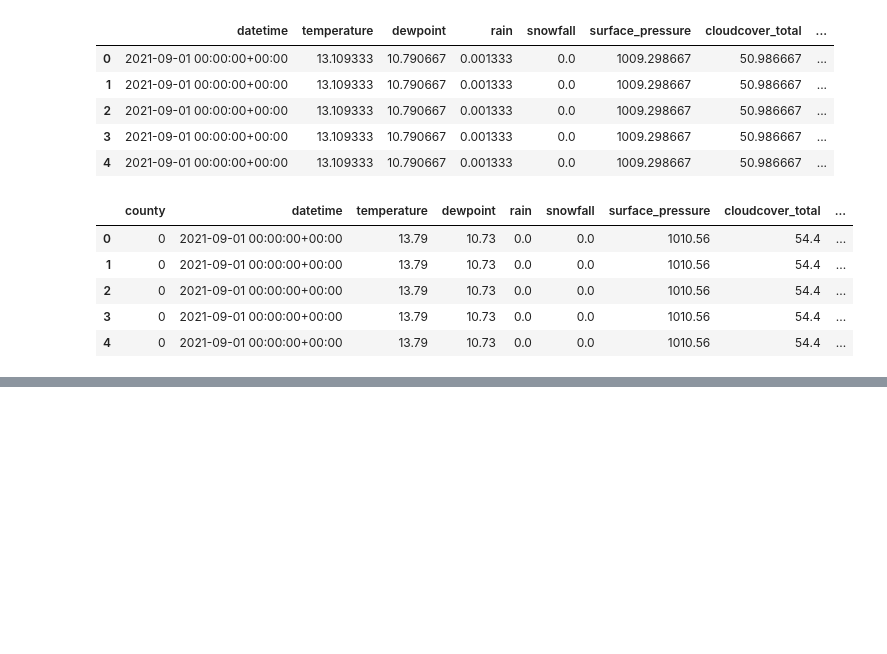
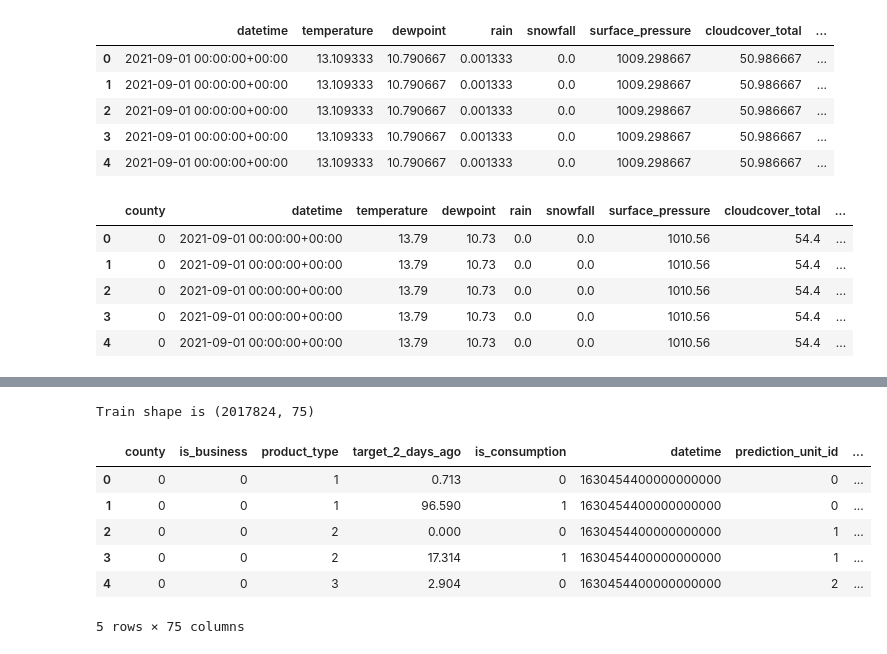
Before and after one commit to jackren0000/Enefit---Predict-Energy-Behavior-of-Prosumers, a Jupyter notebook: predict-energy-behavior-of-prosumers.ipynb, the cells around one changed output, grey strips where cells are left out. Drawn from its saved outputs; the diff is of its cells as text; code cells hidden in the pictures; blank space fills up the shorter version.

Commit message:
Kaggle Notebook | predict-energy-behavior-of-prosumers-main | Version 19

```diff
--- a/predict-energy-behavior-of-prosumers.ipynb
+++ b/predict-energy-behavior-of-prosumers.ipynb
@@ -501,6 +510,9 @@ def preTrain(data, client, hist_weather, forecast_weather, electricity, gas, loc
 
     # add month column
     data['month'] = data['datetime'].dt.month
+
+    # adding day column
+    data['day'] = data['datetime'].dt.day
 
     # add hour column
     data['hour'] = data['datetime'].dt.hour
@@ -650,9 +662,9 @@ def preTrain(data, client, hist_weather, forecast_weather, electricity, gas, loc
     hist_weather_datetime_county = hist_weather_datetime_county.merge(hist_weather[['datetime', 'data_block_id']], how='left', on='datetime')
 
     # extract the hour from the 'datetime' column and create a new 'hour' column in hw_df_datetime
-    hist_weather_datetime['hour'] = hw_df_datetime['datetime'].dt.hour
+    hist_weather_datetime['hour'] = hist_weather_datetime['datetime'].dt.hour
     # extract the hour from the 'datetime' column and create a new 'hour' column
-    hist_weather_datetime_county['hour'] = hw_df_datetime_county['datetime'].dt.hour
+    hist_weather_datetime_county['hour'] = hist_weather_datetime_county['datetime'].dt.hour
     # remove duplicate rows, if any, based on all columns
     hist_weather_datetime.drop_duplicates(inplace=True)
     # remove duplicate rows, if any, based on all columns
@@ -664,14 +676,14 @@ def preTrain(data, client, hist_weather, forecast_weather, electricity, gas, loc
 
     ################## merge train data with client data, gas data, electricity data, and ect...
     data = data.merge(client.drop(columns = ['date']), how='left', on=['data_block_id', 'county', 'is_business', 'product_type'])
-    data = data.merge(gas[['data_block_id', 'lowest_price_per_mwh', 'highest_pice_per_mwh']], how='left', on='data_block_id')
-    data = data.merge(electricity[['euros_per_mwh', 'hour', 'data_block_id']], how='left', on=['hour', data_block_id])
+    data = data.merge(gas[['data_block_id', 'lowest_price_per_mwh', 'highest_price_per_mwh']], how='left', on='data_block_id')
+    data = data.merge(electricity[['euros_per_mwh', 'hour', 'data_block_id']], how='left', on=['hour', 'data_block_id'])
     data = data.merge(forecast_weather_datetime, how='left', on=['datetime'])
     data = data.merge(forecast_weather_datetime_county, how='left', on=['datetime', 'county'], suffixes=('_fcast_mean', '_fcast_mean_by_county'))
     data = data.merge(hist_weather_datetime, how='left', on=['data_block_id', 'hour'])
     data = data.merge(hist_weather_datetime_county, how='left', on=['data_block_id', 'county', 'hour'], suffixes=('_hist_mean', '_hist_mean_by_county'))
     data = data.groupby(['year', 'day', 'hour'], as_index=False).apply(lambda x: x.ffill().bfill().reset_index())
-    data.drop(['level_0', 'level_1', 'row_id', 'data_block_id', 'year'], axis=1, inplace=True)
+    data.drop(['row_id', 'data_block_id', 'year', 'index'], axis=1, inplace=True)
 
     return data
 # %%
@@ -702,3 +716,37 @@ def create_revealed_targets_train(data, N_day_lags):
         data_with_lags.rename(columns={'target': lag_column_name}, inplace=True)
 
     return data_with_lags
+# %%
+#### read the CSV files into DataFrames
+train = pd.read_csv(os.path.join(DATA_DIR, "train.csv"))
+gas_df = pd.read_csv(os.path.join(DATA_DIR, "gas_prices.csv"))
+electricity_df = pd.read_csv(os.path.join(DATA_DIR, "electricity_prices.csv"))
+client_df = pd.read_csv(os.path.join(DATA_DIR, "client.csv"))
+fw_df = pd.read_csv(os.path.join(DATA_DIR, "forecast_weather.csv"))
+hw_df = pd.read_csv(os.path.join(DATA_DIR, "historical_weather.csv"))
+
+# read a file from a different directory
+# see how this data is generated: https://www.kaggle.com/jackren000/mapping-locations-and-county-code/edit
+locations = pd.read_csv("/kaggle/input/county-lon-lats/county_lon_lats.csv")
+# %%
+# apply the train function
+train = preTrain(train, client_df, hw_df, fw_df, electricity_df, gas_df, locations)
+
+# specify how many days to lag and apply the function
+N_day_lags = 7
+train = create_revealed_targets_train(train, N_day_lags = N_day_lags)
+
+# convert the datetime to integer
+train['datetime'] = train['datetime'].astype('int64')
+# %%
+print("Train shape is " + str(train.shape))
+train.head()
+# %% [output]
+Train shape is (2017824, 75)
+|  | county | is_business | product_type | target_2_days_ago | is_consumption | datetime | prediction_unit_id | ... |
+| 0 | 0 | 0 | 1 | 0.713 | 0 | 1630454400000000000 | 0 | ... |
+| 1 | 0 | 0 | 1 | 96.590 | 1 | 1630454400000000000 | 0 | ... |
+| 2 | 0 | 0 | 2 | 0.000 | 0 | 1630454400000000000 | 1 | ... |
+| 3 | 0 | 0 | 2 | 17.314 | 1 | 1630454400000000000 | 1 | ... |
+| 4 | 0 | 0 | 3 | 2.904 | 0 | 1630454400000000000 | 2 | ... |
+5 rows × 75 columns
```
Also changed, not shown: parts of 2 cells of this notebook.
